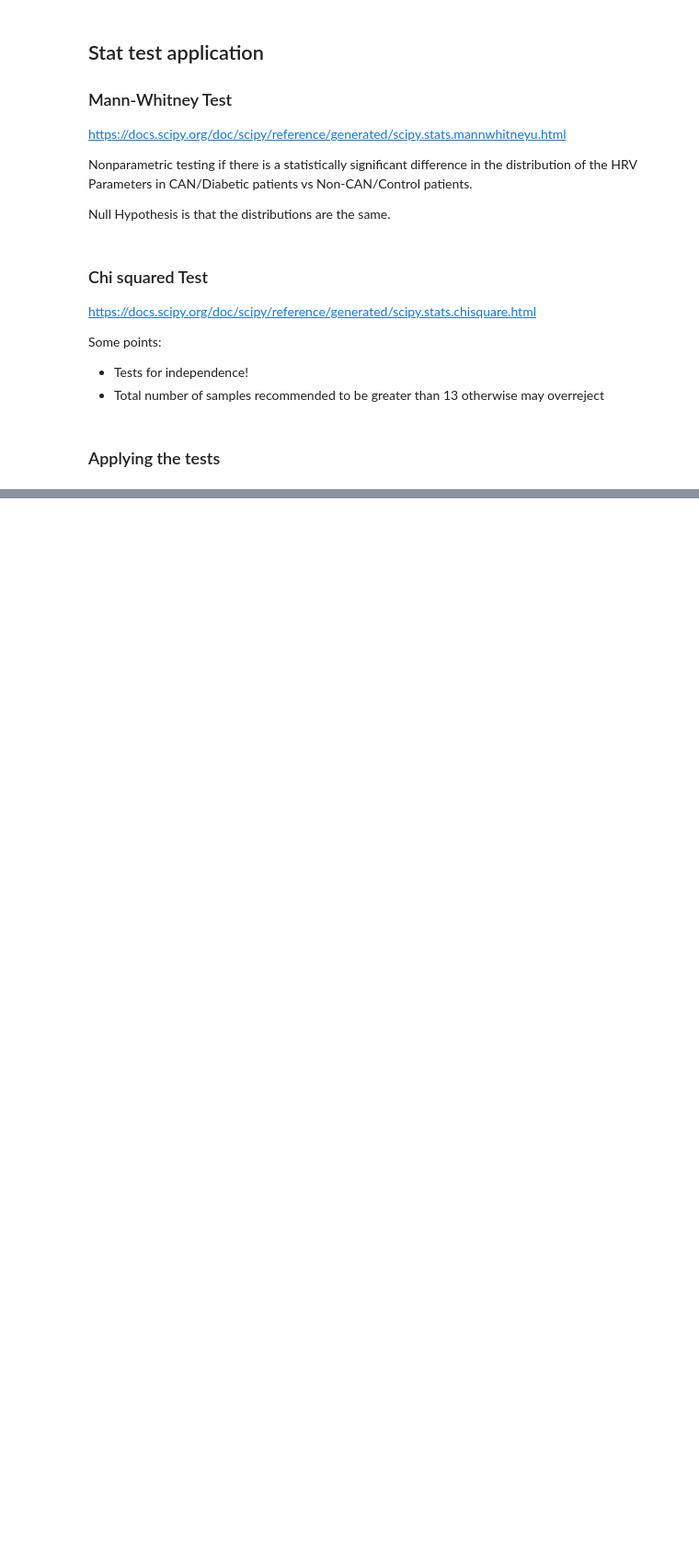
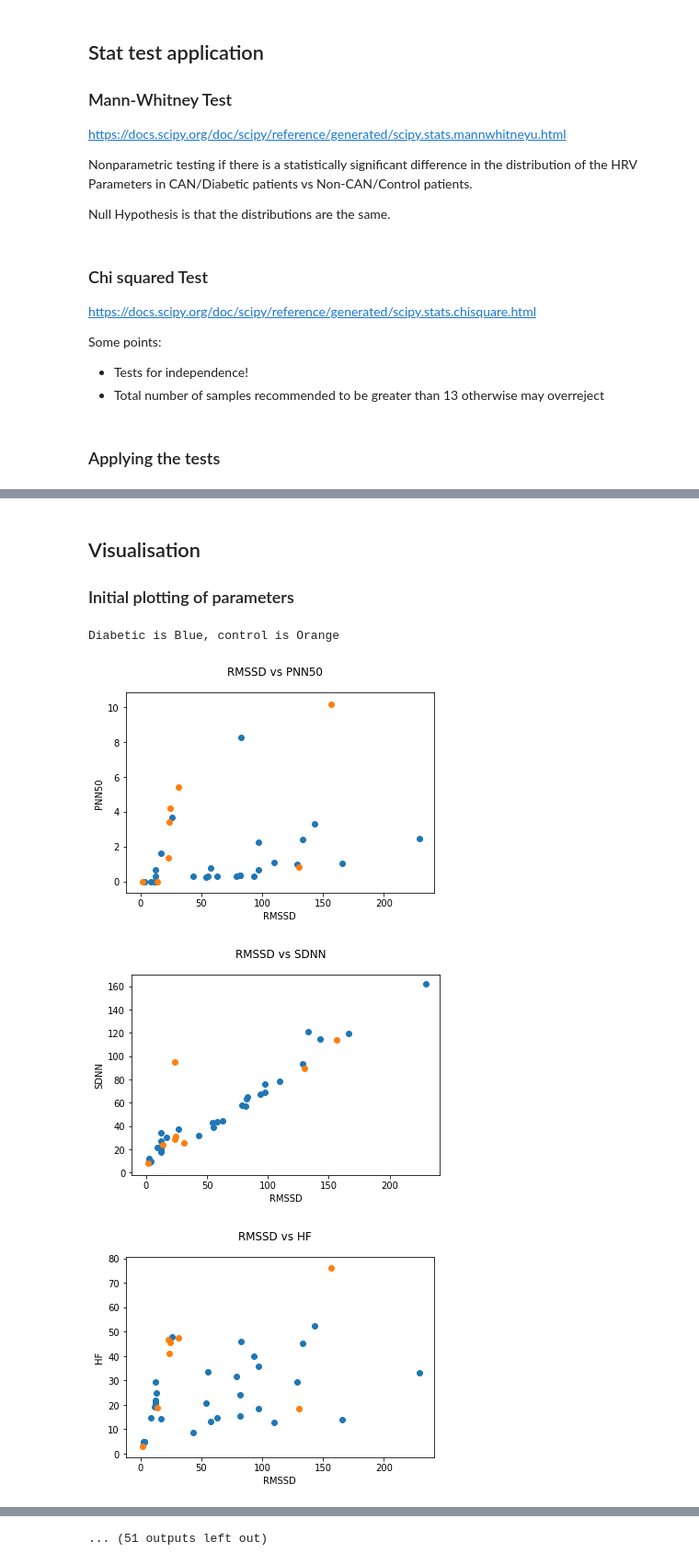
Before and after one commit to molbioeng/Molecool, a Jupyter notebook: 5-Analysis.ipynb, the cells around one changed output, grey strips where cells are left out. Shown at 92% size. Cells and saved outputs as stored; diff of their text form; code cells hidden in the pictures; blank space fills up the shorter version.

```diff
--- a/5-Analysis.ipynb
+++ b/5-Analysis.ipynb
@@ -186,23 +276,0 @@ nCAN_df = df.loc[df['CAD'] == False]
-# %%
-from mpl_toolkits import mplot3d
-ax = plt.axes(projection='3d')
-
-x = np.arange(0,10,1)
-y = np.arange(0,10,1)
-
-z1 = Control_df['SDNN']
-z4 = CAN_df['SDNN']
-z3 = nCAN_df['SDNN']
-z2 = DM_df['SDNN']
-
-zs = [
-    z1, z2, z3, z4
-]
-
-fig = plt.figure()
-ax = fig.add_subplot(111, projection='3d')
-
-for i, x_i in enumerate(x):
-    for z_ij in zs[i]:
-        ax.scatter(xs=x_i, ys=y[i], zs=z_ij, zdir='z')
-plt.show()
@@ -359,9 +444,10 @@ Some points:
 ### Applying the tests
 # %%
 parameters = ['RMSSD', 'PNN50', 'SDNN', 'HF', 'LF', 'LFHF']
+dfs = [(DM_df, Control_df), (CAN_df, nCAN_df)]
 
 print("Looking at DM vs control patients")
-for pair in [(DM_df, Control_df), (CAN_df, nCAN_df)]:
+for pair in dfs:
     for para in parameters:
         MannWhit(pair[0], pair[1], para)
 
@@ -386,3 +472,25 @@ Probability that the difference in distributions for the  LFHF  parameter is due
 
 
  Looking at CAN vs non-CAN patients
+# %% [markdown]
+## Visualisation
+### Initial plotting of parameters
+# %%
+# Plotting parameters against each other in 2D
+print('Diabetic is Blue, control is Orange')
+for pair in dfs:
+    for para in parameters:
+        for par2 in list(filter(lambda x: x!= para, parameters)):
+            fig = plt.figure()
+            fig.suptitle((para +' vs '+ par2))
+            plt.scatter(pair[0][para], pair[0][par2])
+            plt.scatter(pair[1][para], pair[1][par2])
+            plt.xlabel(para)
+            plt.ylabel(par2)
+            plt.show()
+    print('CAN is Blue, non-CAN is Orange')
+# %% [output]
+Diabetic is Blue, control is Orange
+[figure, added]
+[figure, added]
+[figure, added]
@@ -388,0 +505 @@ Probability that the difference in distributions for the  LFHF  parameter is due
+... (51 outputs left out)
```
Also changed, not shown: parts of 13 cells of this notebook, 2 other files.
